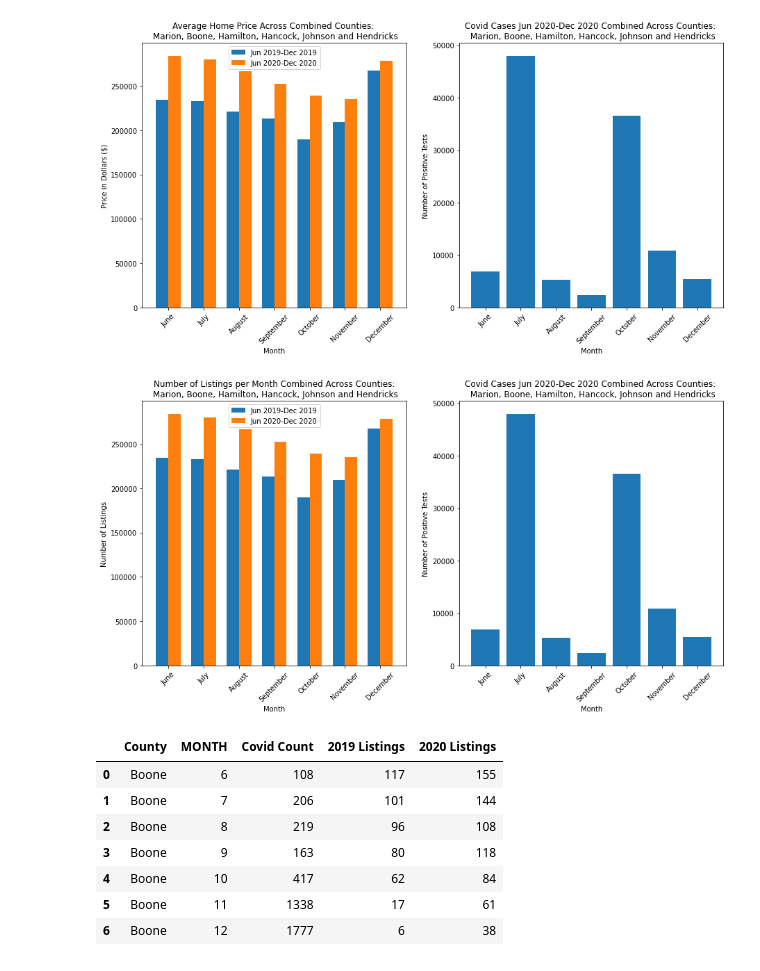
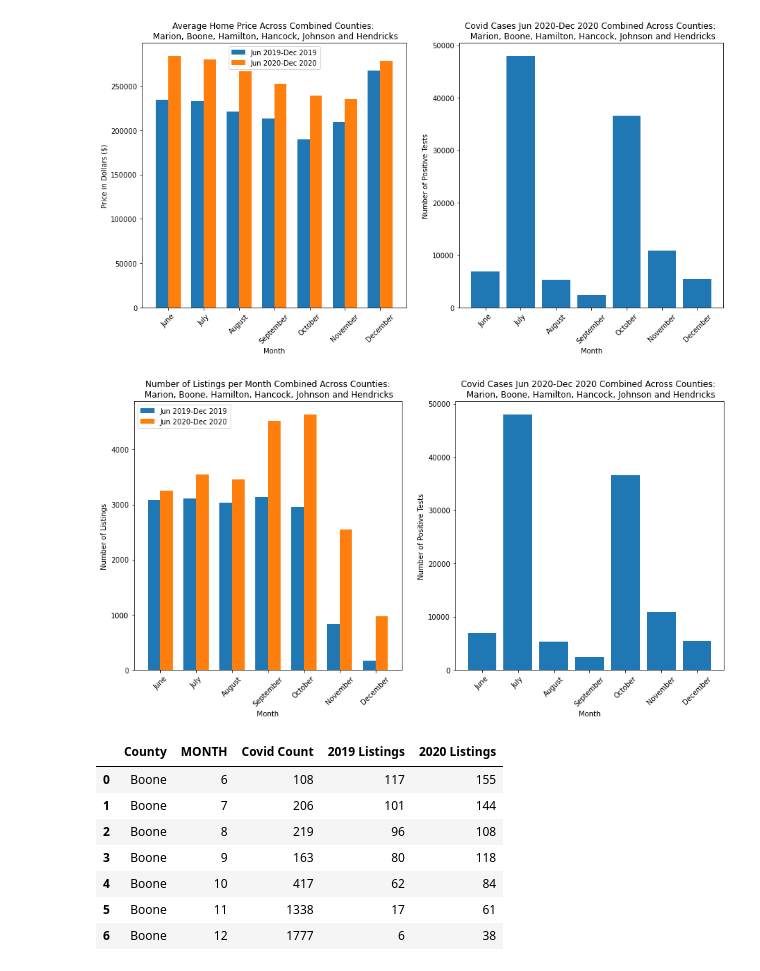
Before and after one commit to c-kleerun/COVID-Housing-Comparison, a Jupyter notebook: Covid-Housing-Analysis.ipynb, the cells around one changed output. Drawn from its saved outputs; the diff is of its cells as text; code cells hidden in the pictures.

Commit message:
fixed code for listings covid graph to show correct values

```diff
--- a/Covid-Housing-Analysis.ipynb
+++ b/Covid-Housing-Analysis.ipynb
@@ -269,36 +269,36 @@ listings_19 = rs_19_month['MLSNumber']
 listings_20 = rs_20_month['MLSNumber']
 
 x_axis1 = covid_county_df.index
 x_axis2 = rs_19_month.index
 
 width=0.35
 ticks = np.arange(len(covid.index))
 labels = ['June', 'July', 'August', 'September', 'October', 'November', 'December']
 
 fig, ax = plt.subplots(1, 2, figsize=(15,7), sharex=True, sharey=False)
 
-p1=ax[0].bar(x_axis2-width/2, price_19, width)
-p2=ax[0].bar(x_axis2+width/2, price_20, width)
+p1=ax[0].bar(x_axis2-width/2, listings_19, width)
+p2=ax[0].bar(x_axis2+width/2, listings_20, width)
 
 ax[0].set_title('Number of Listings per Month Combined Across Counties:\n Marion, Boone, Hamilton, Hancock, Johnson and Hendricks')
 ax[0].set_ylabel('Number of Listings')
 ax[0].set_xlabel('Month')
 ax[0].tick_params(axis='x', labelrotation=45)
 ax[0].set_xticks(ticks)
 ax[0].set_xticklabels(labels)
 ax[0].legend((p1[0], p2[0]), ('Jun 2019-Dec 2019', 'Jun 2020-Dec 2020'))
 
 p3=ax[1].bar(x_axis2, covid['COVID_COUNT'])
 ax[1].set_title('Covid Cases Jun 2020-Dec 2020 Combined Across Counties: \n Marion, Boone, Hamilton, Hancock, Johnson and Hendricks')
 ax[1].set_ylabel('Number of Positive Tests')
 ax[1].set_xlabel('Month')
 ax[1].tick_params(axis='x', labelrotation=45)
 ax[1].legend
 
 plt.savefig('output/listings_covid.png')
 plt.show()
 # %% [output]
-[figure, old version]
+[figure, new version]
 # %%
 final_rs = rs_combined_listing.reset_index()
 
```
Also changed, not shown: parts of 1 cell of this notebook, 2 other files.
